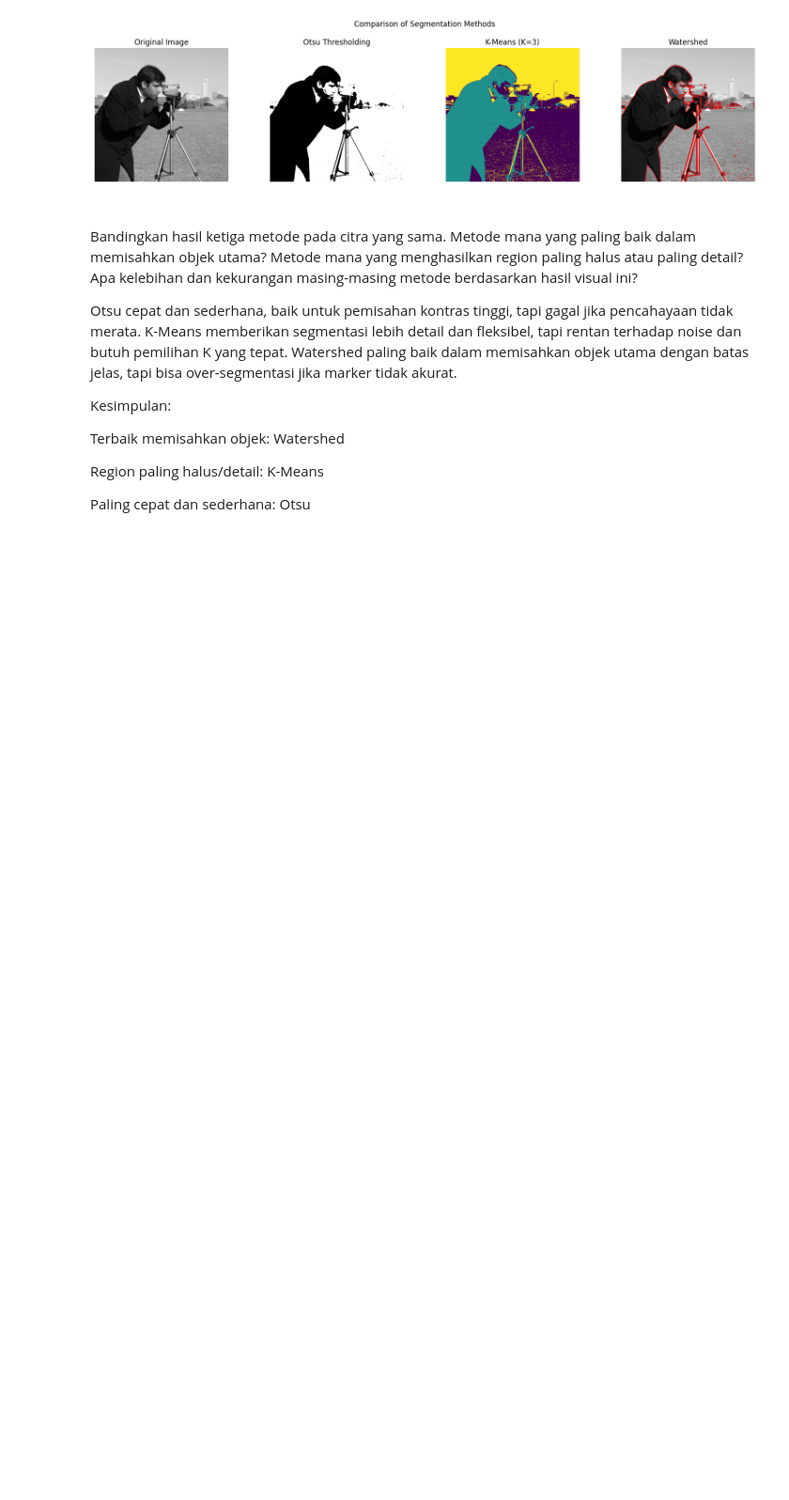
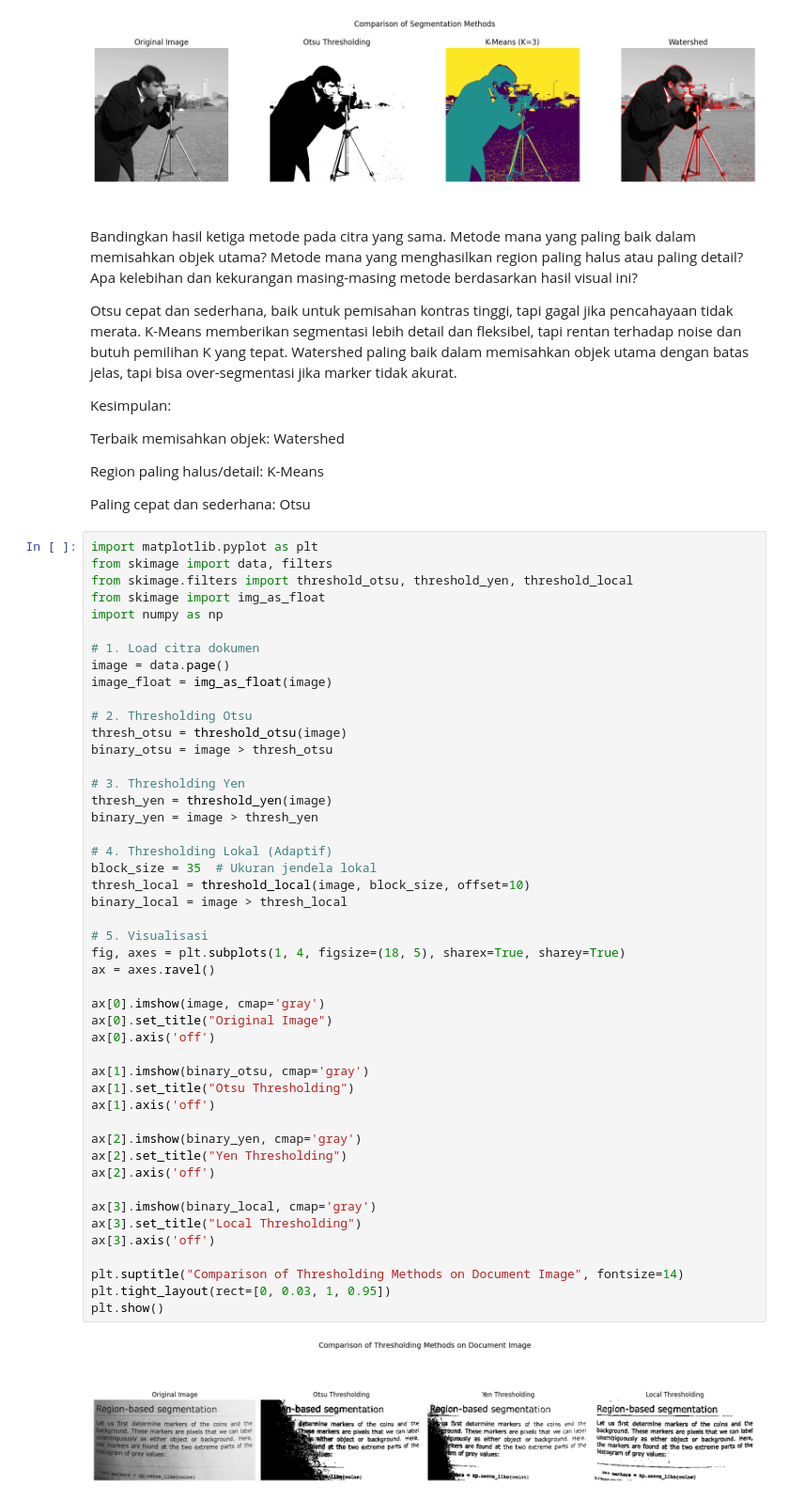
Before and after one commit to Syauqimaul/2025_Pengolahan-Citra_TI-2A, a Jupyter notebook: Jobsheet 04: Segmentasi Gambar.ipynb, the cells around one changed output. Shown at 94% size. Cells and saved outputs as stored; diff of their text form; blank space fills up the shorter version.

```diff
--- a/Jobsheet 04: Segmentasi Gambar.ipynb
+++ b/Jobsheet 04: Segmentasi Gambar.ipynb
@@ -421,3 +421,52 @@ Terbaik memisahkan objek: Watershed
 Region paling halus/detail: K-Means
 
 Paling cepat dan sederhana: Otsu
+# %%
+import matplotlib.pyplot as plt
+from skimage import data, filters
+from skimage.filters import threshold_otsu, threshold_yen, threshold_local
+from skimage import img_as_float
+import numpy as np
+
+# 1. Load citra dokumen
+image = data.page()
+image_float = img_as_float(image)
+
+# 2. Thresholding Otsu
+thresh_otsu = threshold_otsu(image)
+binary_otsu = image > thresh_otsu
+
+# 3. Thresholding Yen
+thresh_yen = threshold_yen(image)
+binary_yen = image > thresh_yen
+
+# 4. Thresholding Lokal (Adaptif)
+block_size = 35  # Ukuran jendela lokal
+thresh_local = threshold_local(image, block_size, offset=10)
+binary_local = image > thresh_local
+
+# 5. Visualisasi
+fig, axes = plt.subplots(1, 4, figsize=(18, 5), sharex=True, sharey=True)
+ax = axes.ravel()
+
+ax[0].imshow(image, cmap='gray')
+ax[0].set_title("Original Image")
+ax[0].axis('off')
+
+ax[1].imshow(binary_otsu, cmap='gray')
+ax[1].set_title("Otsu Thresholding")
+ax[1].axis('off')
+
+ax[2].imshow(binary_yen, cmap='gray')
+ax[2].set_title("Yen Thresholding")
+ax[2].axis('off')
+
+ax[3].imshow(binary_local, cmap='gray')
+ax[3].set_title("Local Thresholding")
+ax[3].axis('off')
+
+plt.suptitle("Comparison of Thresholding Methods on Document Image", fontsize=14)
+plt.tight_layout(rect=[0, 0.03, 1, 0.95])
+plt.show()
+# %% [output]
+[figure, added]
```
Also changed, not shown: parts of 1 cell of this notebook.
